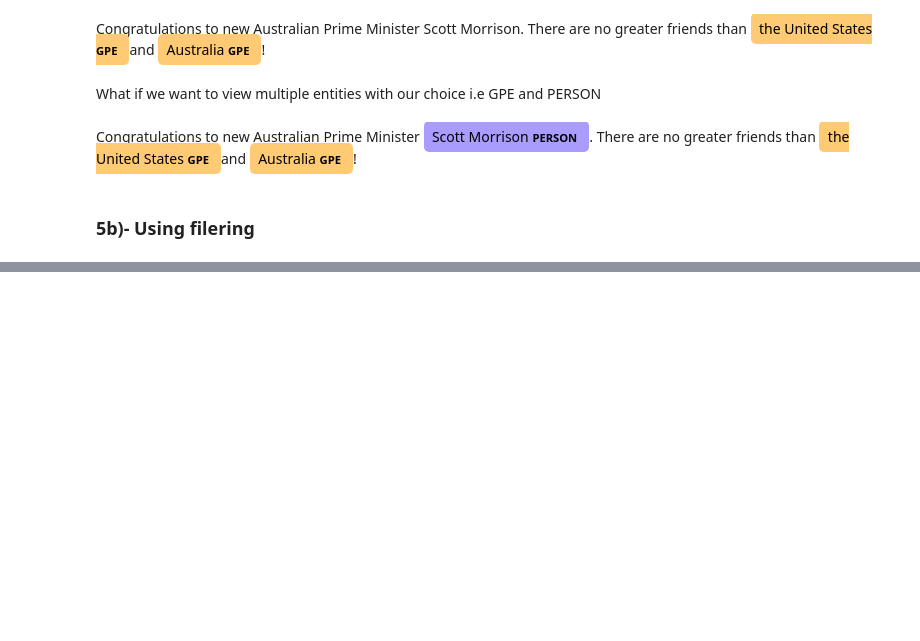
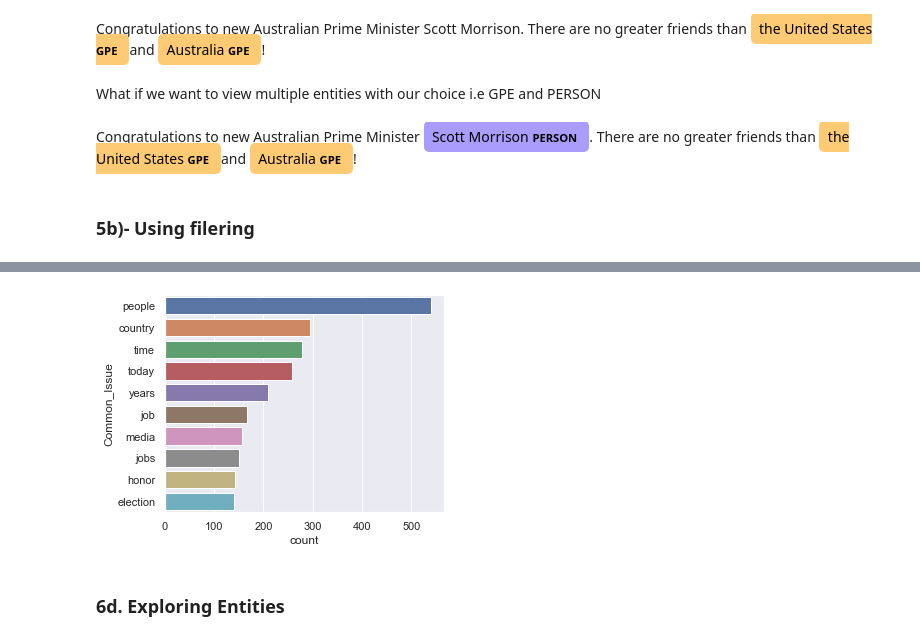
Before and after one commit to HassanSherwani/NLP-Natural-Language-Processing-, a Jupyter notebook: Custom_Named-Entity/custome_ner_kaggle.ipynb, the cells around one changed output, grey strips where cells are left out. Saved outputs shown, nothing was run; the diff lists cells and outputs as text; code cells hidden in the pictures; blank space fills up the shorter version.

```diff
--- a/Custom_Named-Entity/custome_ner_kaggle.ipynb
+++ b/Custom_Named-Entity/custome_ner_kaggle.ipynb
@@ -188,0 +299,18 @@ Congratulations to new Australian Prime Minister Scott Morrison PERSON . There a
+# %%
+common_issues = []
+for token in doc:
+    if (not token.is_stop) and (token.pos_ == "NOUN") and (len(str(token))>2):
+        common_issues.append(token)
+
+common_issues = [str(x) for x in common_issues]
+# %%
+df_nouns = pd.DataFrame(common_issues, columns=["Common_Issue"])
+plt.figure(figsize=(5,4))
+sns.countplot(y="Common_Issue",
+             data=df_nouns,
+             order=df_nouns["Common_Issue"].value_counts().iloc[:10].index)
+plt.show()
+# %% [output]
+[figure, added]
+# %% [markdown]
+### 6d. Exploring Entities
```
Also changed, not shown: parts of 37 cells of this notebook.
